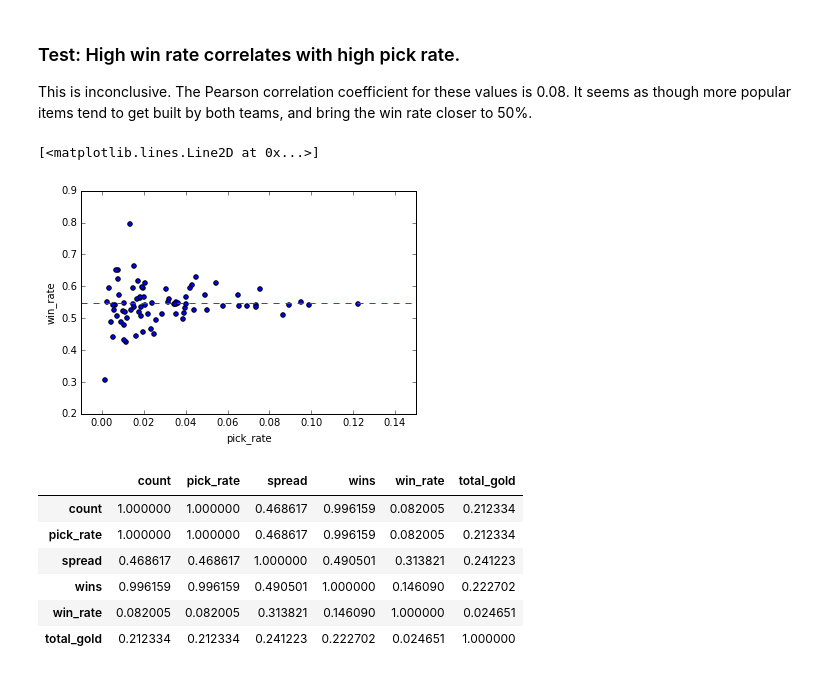
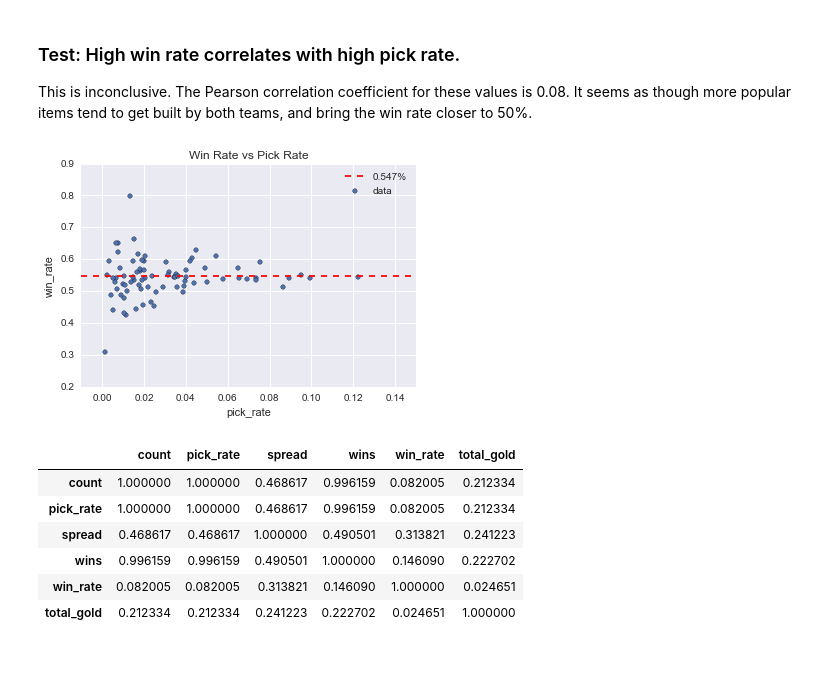
Before and after one commit to salvis2/SpringboardAlvis, a Jupyter notebook: capstone_project_1/capstone_project_1_EDA.ipynb, the cells around one changed output. Drawn from its saved outputs; the diff is of its cells as text; code cells hidden in the pictures.

```diff
--- a/capstone_project_1/capstone_project_1_EDA.ipynb
+++ b/capstone_project_1/capstone_project_1_EDA.ipynb
@@ -204,3 +212,17 @@ wr_stats_df.head()
 The 95% confidence interval is set with z-scores +/- 1.96. The table below shows the items with win rates more than 1.96 standard deviations (CI95) from the average full-item win rate. Items with a negative wr_diff are too weak, and items with a positive wr_diff are too strong.
 # %% [markdown]
 Bar graph of wr_diff, maybe normalized by std, for items outside the 95% CI
+# %%
+wr_stats_df[(wr_stats_df['full_item'] == True) &
+            (no_edge_cases) &
+            (wr_stats_df['count'] > 10) &
+            (wr_stats_df['wr_diff'].abs() > wr_stats_df['CI95'])
+           ].join(items_df[['name', 'total_gold', 'tags']]
+                 ).plot(y='wr_diff', x='name', kind='barh', xerr='wr_std',
+                        color='cyan', label='Difference From Avg Win Rate',
+                        title='Items w/ 95% Confidence Intervals that didn\'t include 0.547')
+plt.xlabel('Win Rate Difference From Avg (0.547)')
+plt.ylabel('Item Name')
+plt.tight_layout()
+plt.rcParams["figure.figsize"] = (10,4)
+plt.savefig('win_rate_diff_abnormal.png')
@@ -232,13 +256,14 @@ This is inconclusive. The Pearson correlation coefficient for these values is 0.
 # %%
 item_occ[(item_occ['full_item'] == True) &
          (no_edge_cases) &
          (item_occ['count'] > 10)].plot(x='pick_rate', y='win_rate', kind='scatter',
-                                        xlim=[-0.01, 0.15])
+                                        xlim=[-0.01, 0.15], label='data', title='Win Rate vs Pick Rate')
 
-plt.plot(np.linspace(-0.01, 0.15, 50), np.full(50, full_item_avg_win_rate), 'r--')
+plt.plot(np.linspace(-0.01, 0.15, 50), np.full(50, full_item_avg_win_rate), 'r--', label='0.547%')
+plt.legend()
+plt.savefig('full_item_win_rate_vs_pick_rate.png')
 # %% [output]
-[<matplotlib.lines.Line2D at 0x...>]
-[figure, old version]
+[figure, new version]
 # %%
 item_occ[(item_occ['full_item'] == True) &
          (no_edge_cases) &
```
Also changed, not shown: parts of 8 cells of this notebook.
